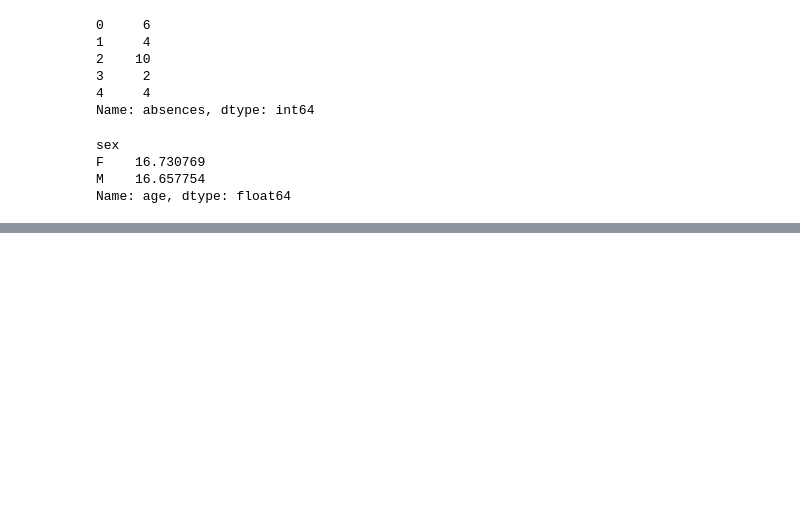
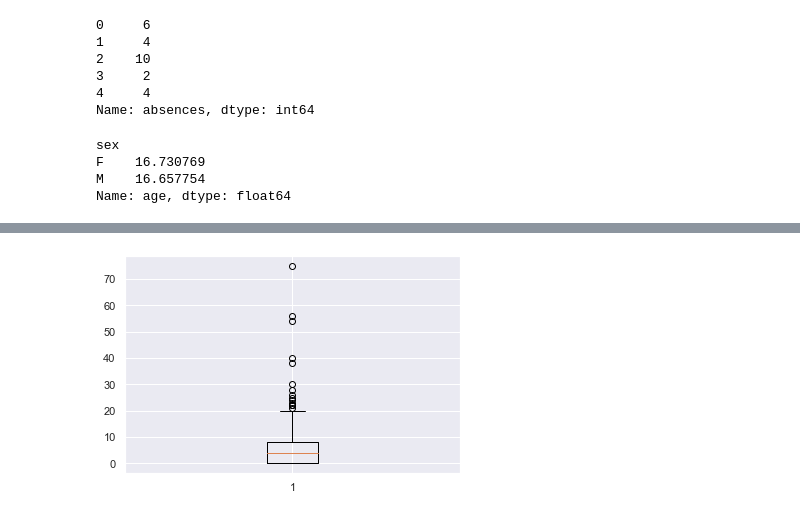
Before and after one commit to JojiKoike/Learning_DataScience, a Jupyter notebook: chapter3/DataCommunication.ipynb, the cells around one changed output, grey strips where cells are left out. Drawn from its saved outputs; the diff is of its cells as text; code cells hidden in the pictures; blank space fills up the shorter version.

```diff
--- a/chapter3/DataCommunication.ipynb
+++ b/chapter3/DataCommunication.ipynb
@@ -94,0 +144,5 @@ plt.hist(student_data_math['absences'])
+# %%
+plt.boxplot(student_data_math['absences'])
+plt.grid(True)
+# %% [output]
+[figure, added]
```
Also changed, not shown: parts of 7 cells of this notebook.
